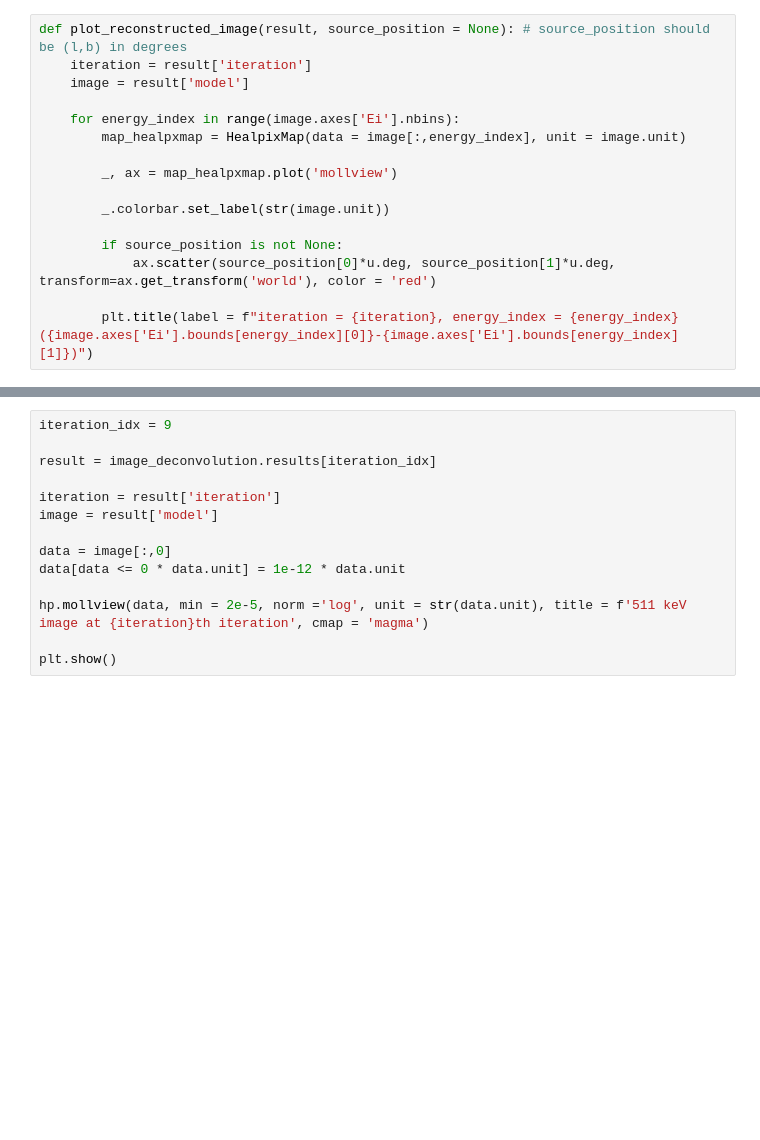
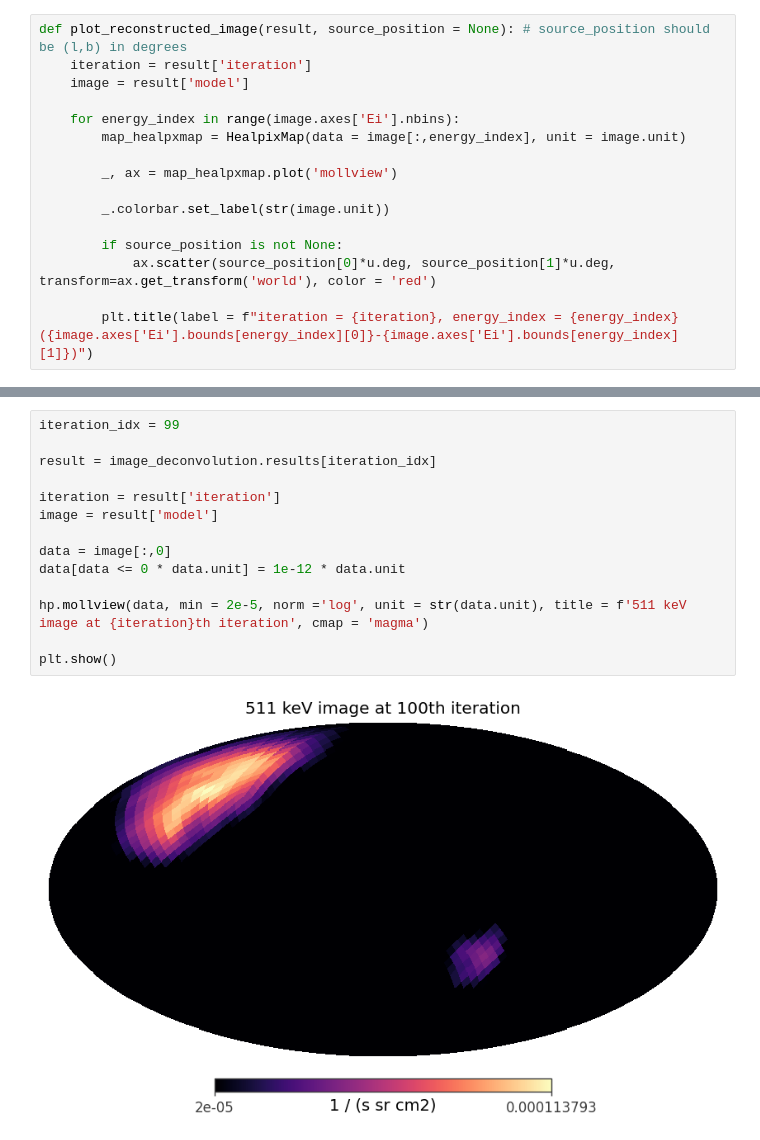
Before and after one commit to RiceKon/cosipy, a Jupyter notebook: docs/tutorials/60Fe/testing/testing.ipynb, the cells around one changed output, grey strips where cells are left out. Drawn from its saved outputs; the diff is of its cells as text; blank space fills up the shorter version.

```diff
--- a/docs/tutorials/60Fe/testing/testing.ipynb
+++ b/docs/tutorials/60Fe/testing/testing.ipynb
@@ -514,14 +418,16 @@ plot_reconstructed_image(image_deconvolution.results[iteration])
 # %%
-iteration_idx = 9
+iteration_idx = 99
 
 result = image_deconvolution.results[iteration_idx]
 
 iteration = result['iteration']
 image = result['model']
 
 data = image[:,0]
 data[data <= 0 * data.unit] = 1e-12 * data.unit
 
 hp.mollview(data, min = 2e-5, norm ='log', unit = str(data.unit), title = f'511 keV image at {iteration}th iteration', cmap = 'magma')
 
 plt.show()
+# %% [output]
+[figure, added]
```
Also changed, not shown: parts of 48 cells of this notebook.
